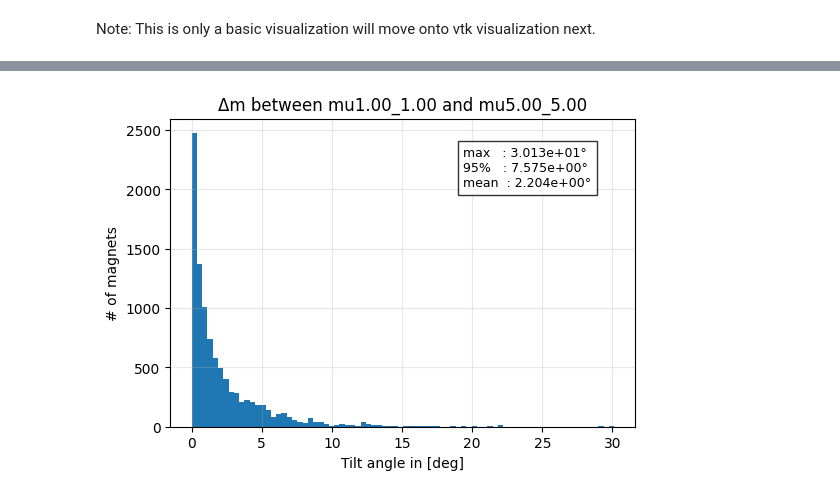
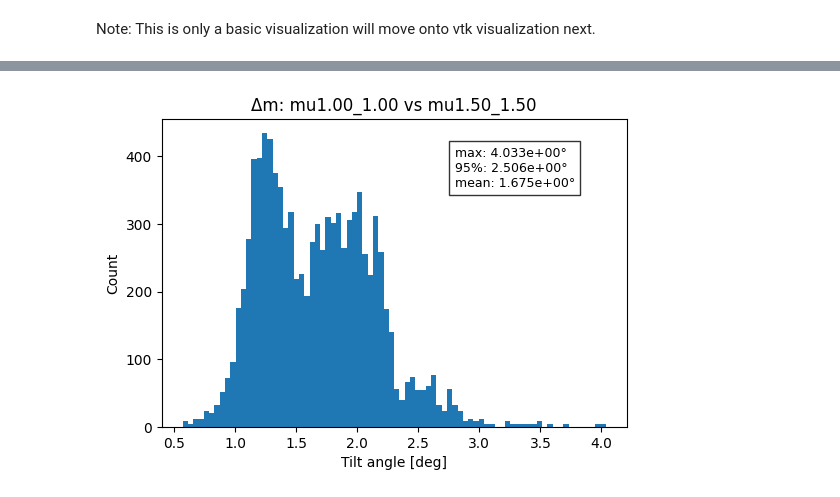
Before and after one commit to armulrich/MUSE, a Jupyter notebook: Attempt_to_Replicate_finite_mu_MUSE.ipynb, the cells around one changed output, grey strips where cells are left out. Drawn from its saved outputs; the diff is of its cells as text; code cells hidden in the pictures.

```diff
--- a/Attempt_to_Replicate_finite_mu_MUSE.ipynb
+++ b/Attempt_to_Replicate_finite_mu_MUSE.ipynb
@@ -96,58 +113,59 @@ Note: This is only a basic visualization will move onto vtk visualization next.
 from pathlib import Path
 import numpy as np
 import matplotlib.pyplot as plt
+INT_DIR = Path("./Intermediate")
 
-REF_TAG = "mu1.00_1.00" # -> Baseline
-CMP_TAG = "mu5.00_5.00"  # Change this if you want a different mu comparison
-INT = Path("./Intermediate") # BAse path
 def tiles_file(tag: str) -> Path | None:
-    path = INT / f"Tiles_{tag[2:]}.npy"
+    path = INT_DIR / f"Tiles_{tag[2:]}.npy"
     return path if path.exists() else None
 
-# Loading tiles...
 def load_tiles(path: Path):
-    obj = np.load(path, allow_pickle=True)
-    if hasattr(obj, "M"):
-        return obj
-    if isinstance(obj, np.ndarray) and obj.ndim == 0 and hasattr(obj.item(), "M"):
-        return obj.item()
-    raise TypeError(f"Somethign went wrong with the given path")
+    data = np.load(path, allow_pickle=True)
+    if hasattr(data, "M"):
+        return data
+    if isinstance(data, np.ndarray) and data.ndim == 0 and hasattr(data.item(), "M"):
+        return data.item()
+    raise TypeError(f"Invalid Tiles file: {path}")
 
-def compare_m_vectors(ref: str, other: str, bins: int = 80):
-    p0 = tiles_file(ref)
-    p1 = tiles_file(other)
-    if p0 is None or p1 is None:
-        print("Something went wrong!: Tiles_*.npy missing—skipping m-vector comparison.")
+def compare_m_vectors(ref_tag,cmp_tag,bins = 80):
+    p_ref = tiles_file(ref_tag)
+    p_cmp = tiles_file(cmp_tag)
+    if not (p_ref and p_cmp):
+        print("Missing Tiles_*.npy!! skipping comparison.")
         return
 
-    t0 = load_tiles(p0)
-    t1 = load_tiles(p1)
+    t_ref = load_tiles(p_ref)
+    t_cmp = load_tiles(p_cmp)
+    M0, M1 = t_ref.M, t_cmp.M
 
-    # Normalize each M‐vector to unit
-    m0 = t0.M/np.linalg.norm(t0.M,axis=1)[:,None]
-    m1 = t1.M/np.linalg.norm(t1.M,axis=1)[:,None]
+    # filtering out the zero length vectors...
+    n0 = np.linalg.norm(M0, axis=1)
+    n1 = np.linalg.norm(M1, axis=1)
+    mask = (n0 > 1e-12) & (n1 > 1e-12)
+    if not mask.any():
+        print("No valid magnets to compare....")
+        return
 
-    # Compute tilt angle (in degrees) between each pair
-    dot = np.sum(m0 * m1, axis=1)
-    dot = np.clip(dot, -1.0, 1.0)
-    ang = np.degrees(np.arccos(dot))
+    m0 = M0[mask]/n0[mask,None]
+    m1 = M1[mask]/n1[mask,None]
+    dots = np.clip(np.einsum('ij,ij->i', m0, m1), -1, 1) # COMputing the inner product
+    # Note: added clip to safe guard against values not in [-1,1] since we apply arcos in the next step..
+    angles = np.degrees(np.arccos(dots))
 
     plt.figure(figsize=(6, 4))
-    plt.hist(ang, bins=bins)
-    plt.xlabel("Tilt angle in [deg]")
-    plt.ylabel("# of magnets")
-    plt.grid(alpha=0.3)
-    plt.title(f"Δm between {ref} and {other}")
-    txt = (
-        f"max   : {ang.max():.3e}°\n" # Most important for bound
-        f"95%   : {np.percentile(ang, 95):.3e}°\n"
-        f"mean  : {ang.mean():.3e}°")
-    plt.text(0.63, 0.78, txt,transform=plt.gca().transAxes,bbox=dict(facecolor="white", alpha=0.8),fontsize=9) # Text formatting stuff
-    print(
-        f"Max tilt = {ang.max():.3e}°, "f"95% = {np.percentile(ang, 95):.3e}°, " f"Mean = {ang.mean():.3e}°"
-    )
+    plt.hist(angles, bins=bins)
+    plt.xlabel("Tilt angle [deg]")
+    plt.ylabel("Count")
+    plt.title(f"Δm: {ref_tag} vs {cmp_tag}")
+    stats = (f"max: {angles.max():.3e}°\n"
+             f"95%: {np.percentile(angles, 95):.3e}°\n"
+        f"mean: {angles.mean():.3e}°")
+    plt.text(0.63, 0.78, stats, transform=plt.gca().transAxes,
+             bbox=dict(facecolor="white", alpha=0.8), fontsize=9)
+    print(f"Max tilt={angles.max():.3e}°, 95%={np.percentile(angles,95):.3e}°, mean={angles.mean():.3e}°")
 
-if CMP_TAG:
-    compare_m_vectors(REF_TAG, CMP_TAG)
-    plt.show()
+## TEst
+REF_TAG = "mu1.00_1.00" # -> Baseline
+CMP_TAG = "mu1.50_1.50"  # Change this if you want a different mu comparison
+compare_m_vectors(REF_TAG, CMP_TAG)
 # %% [output]
@@ -155 +173 @@ Max tilt = 3.013e+01°, 95% = 7.575e+00°, Mean = 2.204e+00°
-[figure, old version]
+[figure, new version]
```
Also changed, not shown: parts of 56 cells of this notebook, 4 other files.
